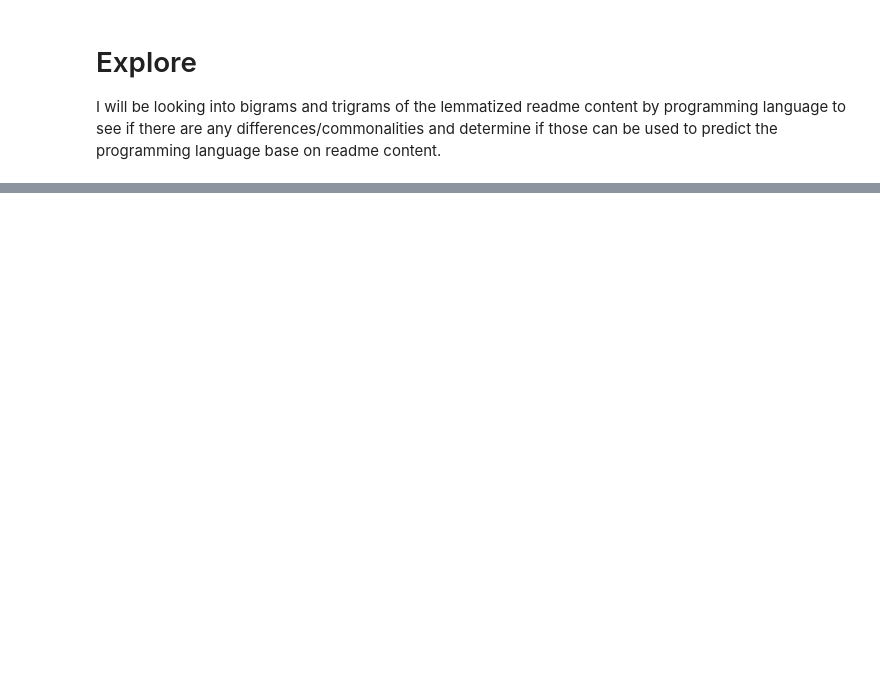
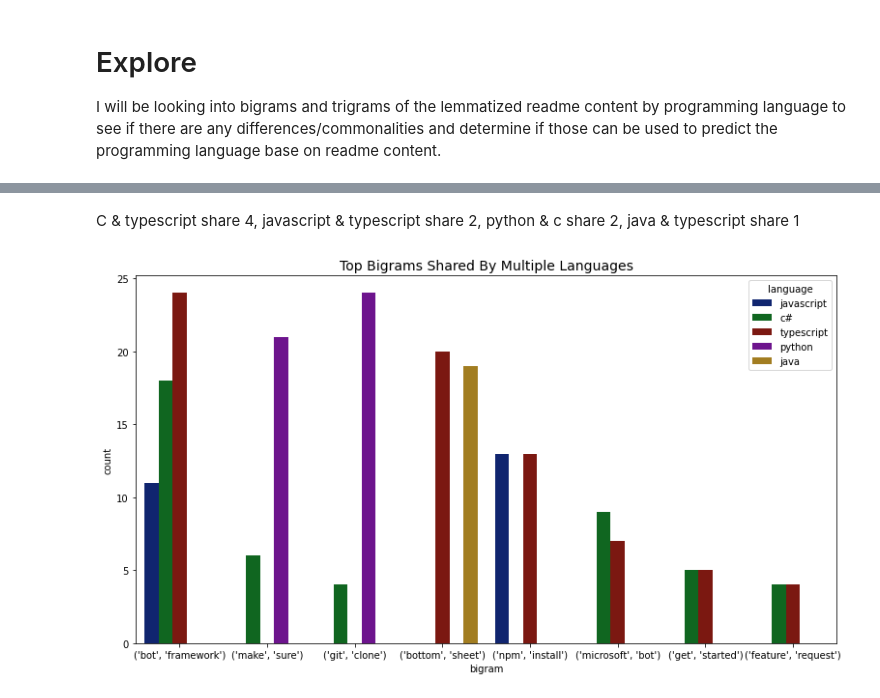
Before and after one commit to NLP-Project-Hopper2/NLP-Project-Hopper2, a Jupyter notebook: lori_notebook.ipynb, the cells around one changed output, grey strips where cells are left out. Saved outputs shown, nothing was run; the diff lists cells and outputs as text; code cells hidden in the pictures; blank space fills up the shorter version.

```diff
--- a/lori_notebook.ipynb
+++ b/lori_notebook.ipynb
@@ -212,9 +252,9 @@ ticks, _ = plt.yticks()
 # %%
 # create one dataframe that has all the bigrams, their count, and language
-df = top20_python_bigrams.reset_index().rename(columns={'index':'bigram', 0:'count'}).assign(language = 'python')
-df2 = top20_javascript_bigrams.reset_index().rename(columns={'index':'bigram', 0:'count'}).assign(language = 'javascript')
-df3 = top20_c_bigrams.reset_index().rename(columns={'index':'bigram', 0:'count'}).assign(language = 'c#')
-df4 = top20_java_bigrams.reset_index().rename(columns={'index':'bigram', 0:'count'}).assign(language = 'java')
-df5 = top20_typescript_bigrams.reset_index().rename(columns={'index':'bigram', 0:'count'}).assign(language = 'typescript')
-df = df.append([df2, df3, df4, df5], ignore_index=True)
-df
+p_df = top20_python_bigrams.reset_index().rename(columns={'index':'bigram', 0:'count'}).assign(language = 'python')
+js_df = top20_javascript_bigrams.reset_index().rename(columns={'index':'bigram', 0:'count'}).assign(language = 'javascript')
+c_df = top20_c_bigrams.reset_index().rename(columns={'index':'bigram', 0:'count'}).assign(language = 'c#')
+j_df = top20_java_bigrams.reset_index().rename(columns={'index':'bigram', 0:'count'}).assign(language = 'java')
+t_df = top20_typescript_bigrams.reset_index().rename(columns={'index':'bigram', 0:'count'}).assign(language = 'typescript')
+bigrams_df = p_df.append([js_df, c_df, j_df, t_df], ignore_index=True)
+bigrams_df
@@ -224,7 +284,7 @@ df.shape
 # %%
 # check for any duplicate values where bigram is in top 20 for 2 or more languages
-dupes = df.bigram[df.bigram.duplicated()]
+dupes = bigrams_df.bigram[bigrams_df.bigram.duplicated()]
 dupes_df = pd.DataFrame(columns=['bigram', 'count', 'language'])
 for val in dupes.unique():
-    dupes_df = dupes_df.append(df[df.bigram == val], ignore_index=True)
+    dupes_df = dupes_df.append(bigrams_df[bigrams_df.bigram == val], ignore_index=True)
 dupes_df
@@ -231,3 +310,8 @@ dupes_df
+# %% [markdown]
+C & typescript share 4, javascript & typescript share 2, python & c share 2, java & typescript share 1
 # %%
 # try to make a bar plot of these duplicates
 sns.barplot(x='bigram', y='count', hue='language', data=dupes_df)
+plt.title('Top Bigrams Shared By Multiple Languages', size=14);
+# %% [output]
+[figure, added]
```
Also changed, not shown: parts of 40 cells of this notebook.
